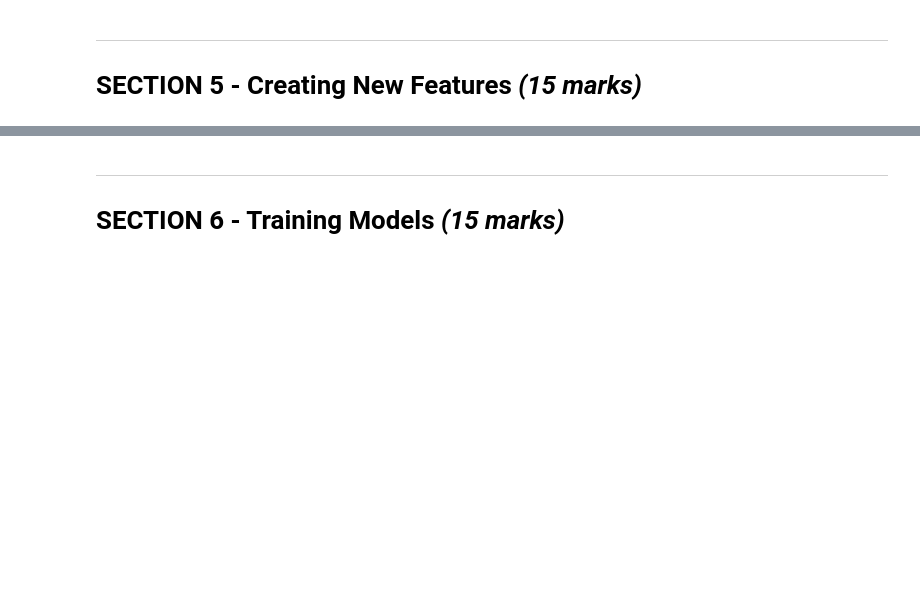
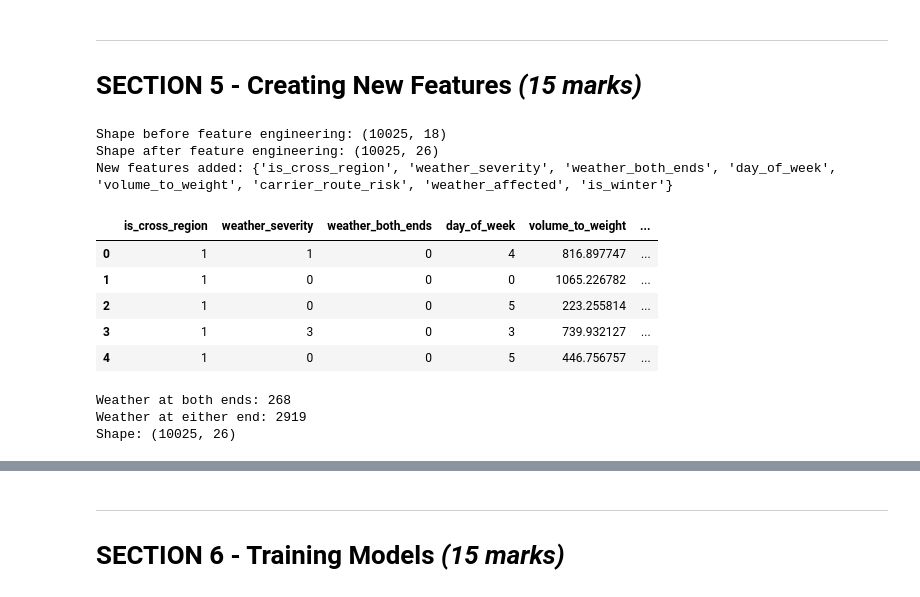
Before and after one commit to ThanhDiemNguyen/swiftroute-delivery-delay-prediction, a Jupyter notebook: notebooks/coursework.ipynb, the cells around one changed output, grey strips where cells are left out. Drawn from its saved outputs; the diff is of its cells as text; code cells hidden in the pictures; blank space fills up the shorter version.

```diff
--- a/notebooks/coursework.ipynb
+++ b/notebooks/coursework.ipynb
@@ -259,3 +285,8 @@ Based on these results, I think carrier reliability, weather, and route distance
 # *(2 marks)* 4.1 - Remove duplicate shipments. Keep first occurrence.
 
 # Your code here
+from swiftroute.dataset import clean_dataset, join_routes_carriers, join_weather
+
+cleaned_data = clean_dataset(data)
+
+print("Duplicates removed:", len(data["shipments"]) - len(cleaned_data["shipments"]))
@@ -265,3 +298,7 @@ Based on these results, I think carrier reliability, weather, and route distance
 # from routes; reliability_score, capacity_utilisation from carriers.
 
 # Your code here
+df = join_routes_carriers(cleaned_data)
+
+print("Joined shape:", df.shape)
+display(df.head())
@@ -274,3 +319,8 @@ Based on these results, I think carrier reliability, weather, and route distance
 
 # Your code here
 # master = ...
+master = join_weather(df, cleaned_data["weather"])
+
+print("Joined shape:", master.shape)
+print("Duplicate shipment IDs:", master["shipment_id"].duplicated().sum())
+display(master["weather_severity"].value_counts().sort_index())
@@ -280,16 +339,42 @@ Based on these results, I think carrier reliability, weather, and route distance
 # %%
 # *(9 marks)* Create at least 5 new features. Comment each with its rationale.
 #
 # Suggested directions:
 # - weather_affected: binary flag - any weather at origin OR destination
 # - weather_both_ends: both origin AND destination affected
 # - is_winter: pickup in Nov-Feb (higher disruption risk)
 # - volume_to_weight: proxy for irregular/awkward parcels
 # - carrier_route_risk: carrier reliability * route historical delay rate
 # - day_of_week: Monday/Friday shipments may face different delays
 # - is_cross_region: same vs different region (local vs long-haul)
 
 # Your code here
+from swiftroute.features import add_features
+
+master = add_features(master)
+
+new_features = set(master.columns) - set(df.columns)
+print("Shape before feature engineering:", df.shape)
+print("Shape after feature engineering:", master.shape)
+print("New features added:", new_features)
+display(master[list(new_features)].head())
+
+print("Weather at both ends:", master["weather_both_ends"].sum())
+print("Weather at either end:", master["weather_affected"].sum())
+print("Shape:", master.shape)
+# %% [output]
+Shape before feature engineering: (10025, 18)
+Shape after feature engineering: (10025, 26)
+New features added: {'is_cross_region', 'weather_severity', 'weather_both_ends', 'day_of_week', 'volume_to_weight', 'carrier_route_risk', 'weather_affected', 'is_winter'}
+|  | is_cross_region | weather_severity | weather_both_ends | day_of_week | volume_to_weight | ... |
+| 0 | 1 | 1 | 0 | 4 | 816.897747 | ... |
+| 1 | 1 | 0 | 0 | 0 | 1065.226782 | ... |
+| 2 | 1 | 0 | 0 | 5 | 223.255814 | ... |
+| 3 | 1 | 3 | 0 | 3 | 739.932127 | ... |
+| 4 | 1 | 0 | 0 | 5 | 446.756757 | ... |
+Weather at both ends: 268
+Weather at either end: 2919
+Shape: (10025, 26)
 # %% [markdown]
 ***(6 marks)* Explain your new features.**
 
```
Also changed, not shown: parts of 14 cells of this notebook, 5 other files.
